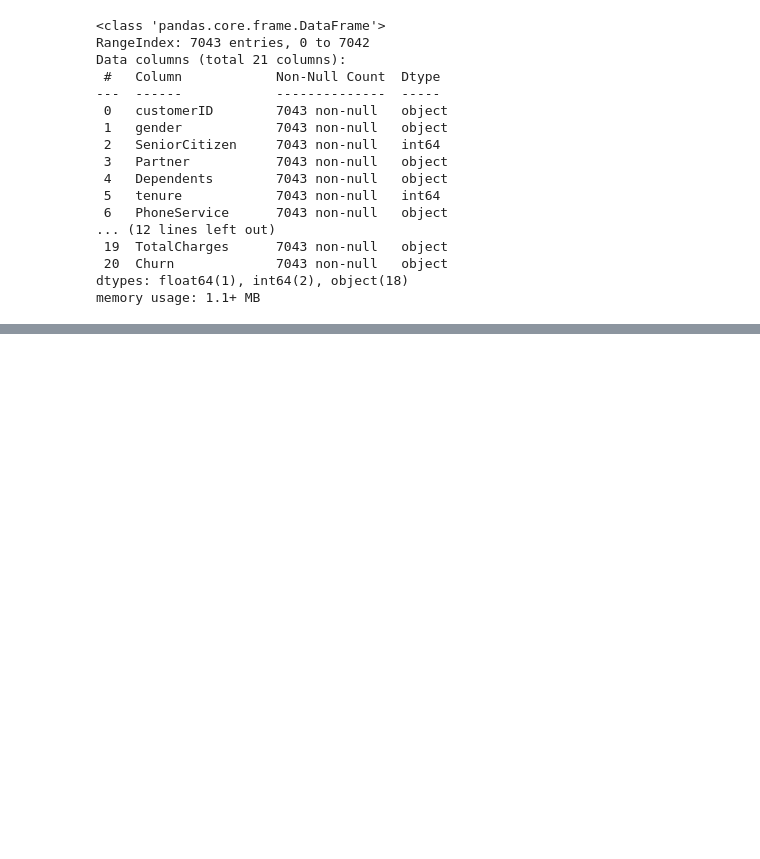
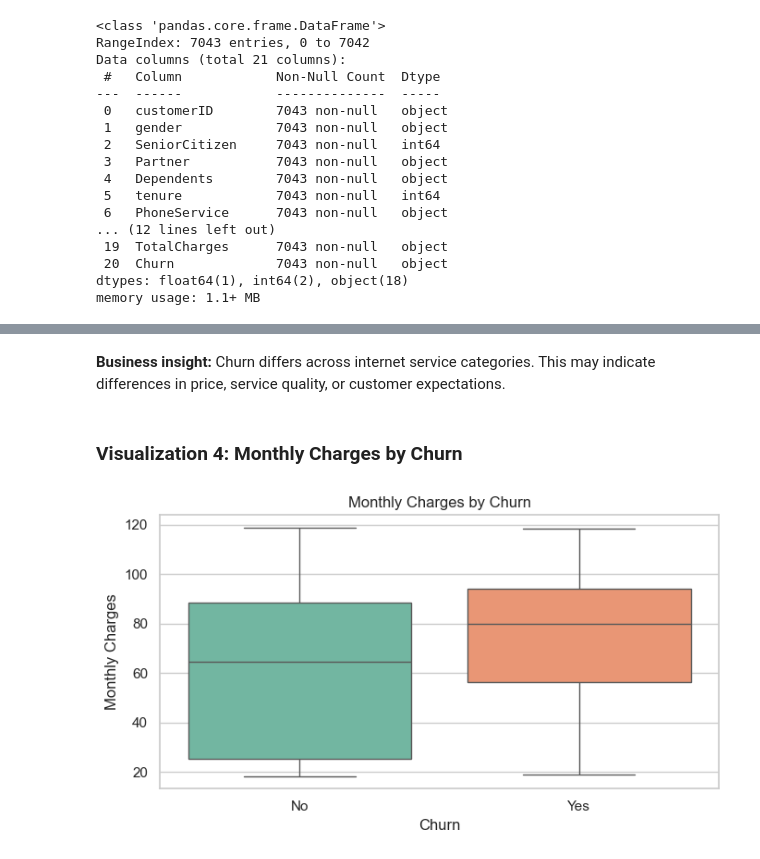
Before and after one commit to ankit-sf/nagp-telco-churn, a Jupyter notebook: notebook/churn_analysis.ipynb, the cells around one changed output, grey strips where cells are left out. Drawn from its saved outputs; the diff is of its cells as text; code cells hidden in the pictures; blank space fills up the shorter version.

```diff
--- a/notebook/churn_analysis.ipynb
+++ b/notebook/churn_analysis.ipynb
@@ -538,0 +300,22 @@ PosixPath('/Users/ankit/Desktop/nagp-assignment/customer_churn_project/model/chu
+# %% [markdown]
+**Business insight:** Churn differs across internet service categories. This
+may indicate differences in price, service quality, or customer expectations.
+# %% [markdown]
+### Visualization 4: Monthly Charges by Churn
+# %%
+plt.figure(figsize=(7, 4))
+sns.boxplot(
+    data=df,
+    x="Churn",
+    y="MonthlyCharges",
+    hue="Churn",
+    palette="Set2",
+    legend=False,
+)
+plt.title("Monthly Charges by Churn")
+plt.xlabel("Churn")
+plt.ylabel("Monthly Charges")
+plt.tight_layout()
+plt.show()
+# %% [output]
+[figure, added]
```
Also changed, not shown: parts of 112 cells of this notebook, 4 other files.
